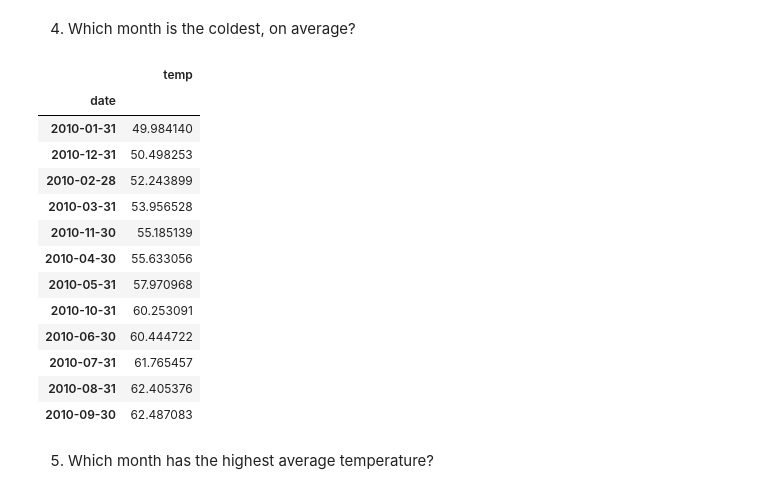
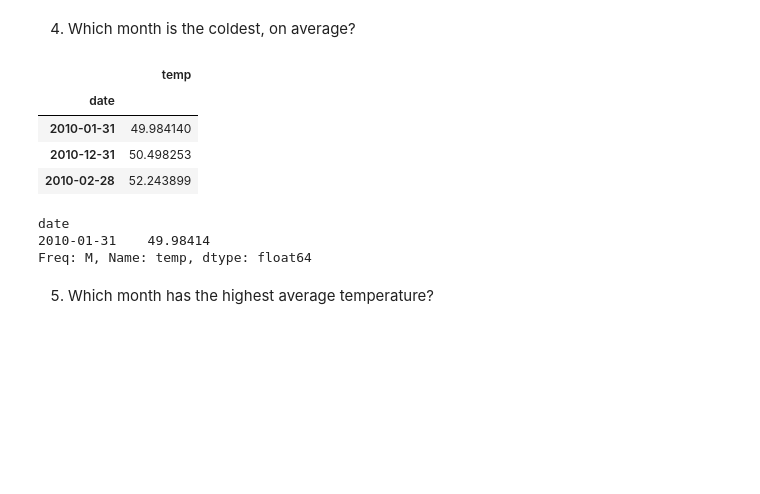
Before and after one commit to stephenfitzsimon/time-series-exercises, a Jupyter notebook: working_with_ts_data_exs.ipynb, the cells around one changed output. Drawn from its saved outputs; the diff is of its cells as text; code cells hidden in the pictures; blank space fills up the shorter version.

```diff
--- a/working_with_ts_data_exs.ipynb
+++ b/working_with_ts_data_exs.ipynb
@@ -84,22 +84,19 @@ df.resample('D').max().plot()
 4. Which month is the coldest, on average?
 # %%
 # january
-df.resample('M').mean().sort_values('temp')
+df.resample('M').mean().sort_values('temp')[:3]
 # %% [output]
 |  | temp |
 | date |  |
 | 2010-01-31 | 49.984140 |
 | 2010-12-31 | 50.498253 |
 | 2010-02-28 | 52.243899 |
-| 2010-03-31 | 53.956528 |
-| 2010-11-30 | 55.185139 |
-| 2010-04-30 | 55.633056 |
-| 2010-05-31 | 57.970968 |
-| 2010-10-31 | 60.253091 |
-| 2010-06-30 | 60.444722 |
-| 2010-07-31 | 61.765457 |
-| 2010-08-31 | 62.405376 |
-| 2010-09-30 | 62.487083 |
+# %%
+df.resample('M').temp.mean().nsmallest(1)
+# %% [output]
+date
+2010-01-31    49.98414
+Freq: M, Name: temp, dtype: float64
 # %% [markdown]
 5. Which month has the highest average temperature?
 # %%
```
Also changed, not shown: parts of 27 cells of this notebook, 1 other file.
